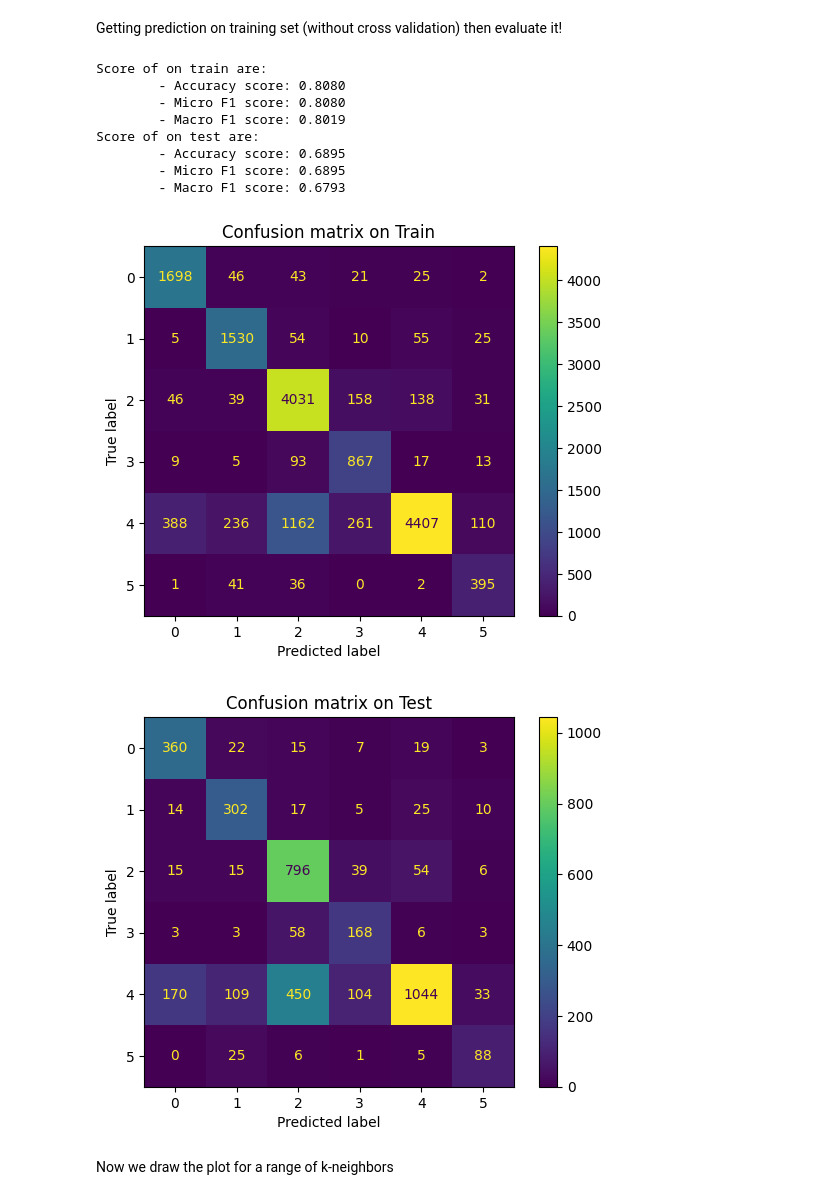
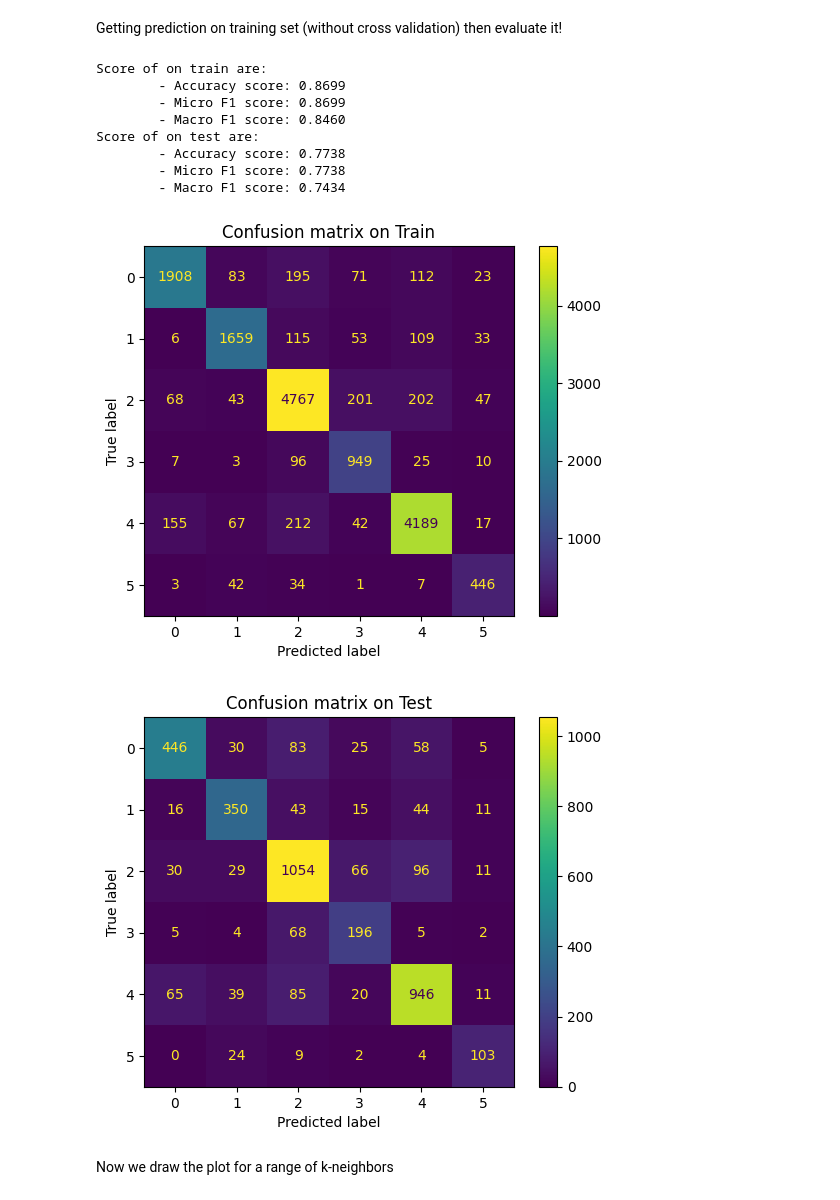
Before and after one commit to auphong2707/emotion-dectection-from-text, a Jupyter notebook: K-nearest neighbors (KNN).ipynb, the cells around one changed output. Cells and saved outputs as stored; diff of their text form; code cells hidden in the pictures.

```diff
--- a/K-nearest neighbors (KNN).ipynb
+++ b/K-nearest neighbors (KNN).ipynb
@@ -25,30 +25,33 @@ X_train_bow, X_test_bow, X_train_tfidf, X_test_tfidf, X_train_bow_L1, X_test_bow
 y_train, y_test = load_processed_data('output')
 
 %matplotlib inline
+# %%
+X_train = X_train_tfidf
+X_test = X_test_tfidf
 # %% [markdown]
 # Basic training
 # %% [markdown]
 We define the model and train it first
 # %%
 knn_model = KNeighborsClassifier(n_neighbors = 3)
-knn_model.fit(X_train_bow, y_train)
+knn_model.fit(X_train, y_train)
 # %% [output]
 KNeighborsClassifier(n_neighbors=3)
 # %% [markdown]
 Getting prediction on training set (without cross validation) then evaluate it!
 # %%
-evaluate_model(knn_model, X_train_bow, X_test_bow, y_train, y_test, include_training = True)
+evaluate_model(knn_model, X_train, X_test, y_train, y_test, include_training = True)
 # %% [output]
 Score of on train are:
-        - Accuracy score: 0.8080
-        - Micro F1 score: 0.8080
-        - Macro F1 score: 0.8019
+        - Accuracy score: 0.8699
+        - Micro F1 score: 0.8699
+        - Macro F1 score: 0.8460
 Score of on test are:
-        - Accuracy score: 0.6895
-        - Micro F1 score: 0.6895
-        - Macro F1 score: 0.6793
+        - Accuracy score: 0.7738
+        - Micro F1 score: 0.7738
+        - Macro F1 score: 0.7434
-[figure, old version]
+[figure, new version]
-[figure, old version]
+[figure, new version]
 # %% [markdown]
 Now we draw the plot for a range of k-neighbors
 # %%
```
Also changed, not shown: parts of 24 cells of this notebook.
